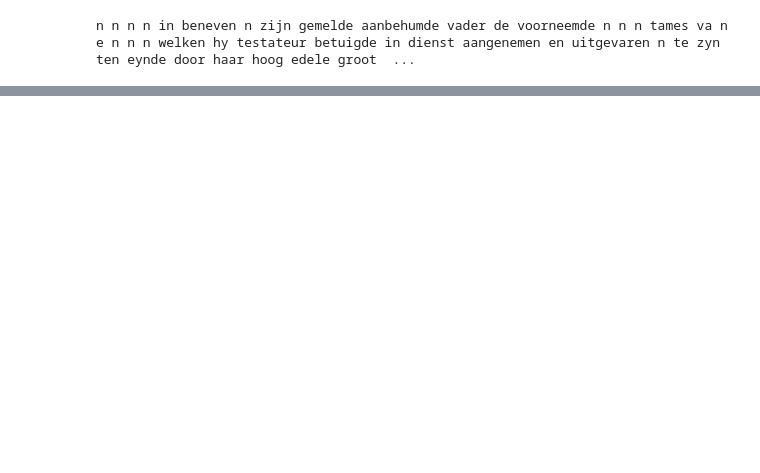
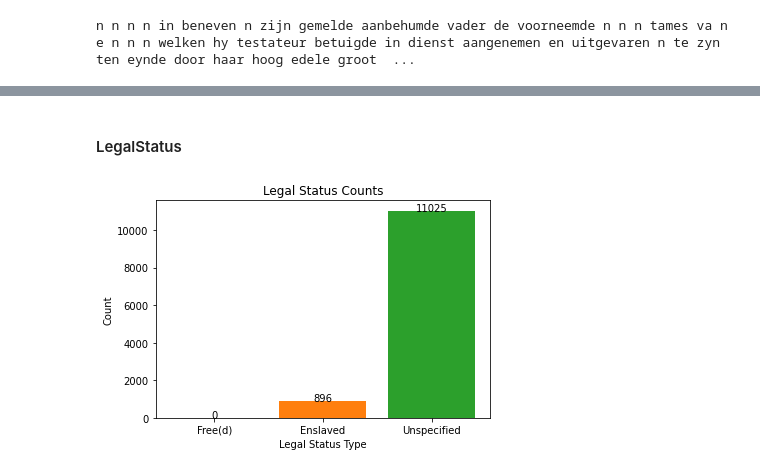
Before and after one commit to wolfsinem/NER-on-historical-colonial-archives-of-the-VOC, a Jupyter notebook: EDA_VOC.ipynb, the cells around one changed output, grey strips where cells are left out. Saved outputs shown, nothing was run; the diff lists cells and outputs as text; code cells hidden in the pictures; blank space fills up the shorter version.

```diff
--- a/EDA_VOC.ipynb
+++ b/EDA_VOC.ipynb
@@ -179,0 +229,40 @@ n n n n in beneven n zijn gemelde aanbehumde vader de voorneemde n n n tames va
+# %% [markdown]
+#### LegalStatus
+# %%
+legal_status_counts = {
+    'Free(d)': 0,
+    'Enslaved': 0,
+    'Unspecified': 0
+}
+
+# loop through each directory
+for i in ['A', 'B', 'C', 'D', 'E']:
+    # loop through each .ann file in the directory
+    for file_name in [f for f in os.listdir(data_path + i) if f.endswith('.ann')]:
+        with open(data_path + i + '/' + file_name, 'r') as f:
+        # loop through each line in the .ann file
+            for line in f:
+                # split the line into its components
+                components = line.split('\t')
+                if components[0][0] == 'A':
+                    # check if the type is LegalStatus
+                    if components[1].startswith('LegalStatus'):
+                        legal_status_value = components[1].split()[2]
+                        if legal_status_value == 'Free(d)':
+                            legal_status_counts['Free(d)'] += 1
+                        elif legal_status_value == 'Enslaved':
+                            legal_status_counts['Enslaved'] += 1
+                        elif legal_status_value == 'Unspecified':
+                            legal_status_counts['Unspecified'] += 1
+
+# create a bar plot
+fig, ax = plt.subplots()
+ax.bar(legal_status_counts.keys(), legal_status_counts.values(), color=['#1f77b4', '#ff7f0e', '#2ca02c'])
+ax.set_title('Legal Status Counts')
+ax.set_xlabel('Legal Status Type')
+ax.set_ylabel('Count')
+for i, v in enumerate(legal_status_counts.values()):
+    ax.text(i, v, str(v), color='black', ha='center')
+plt.show()
+# %% [output]
+[figure, added]
```
Also changed, not shown: parts of 33 cells of this notebook.
